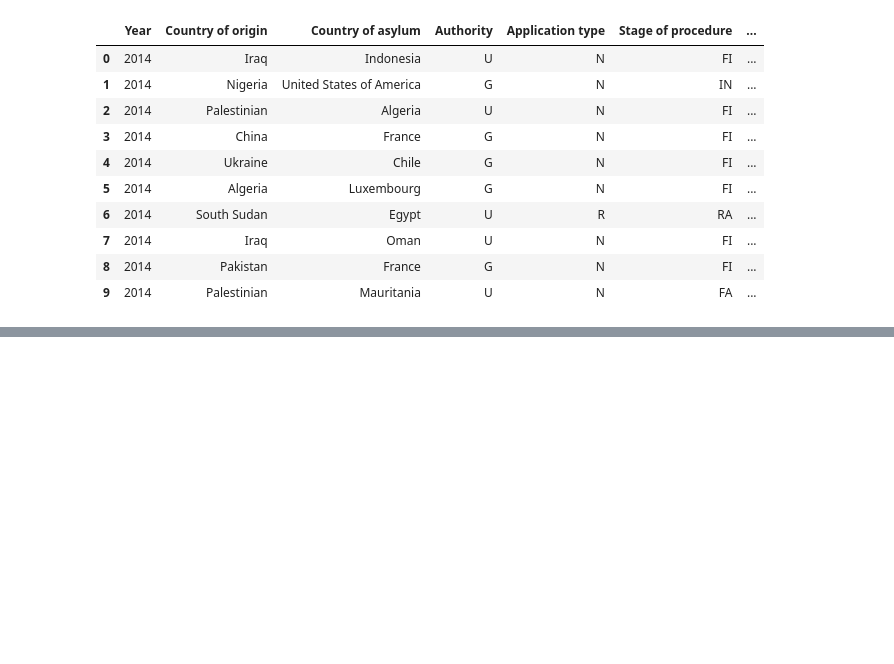
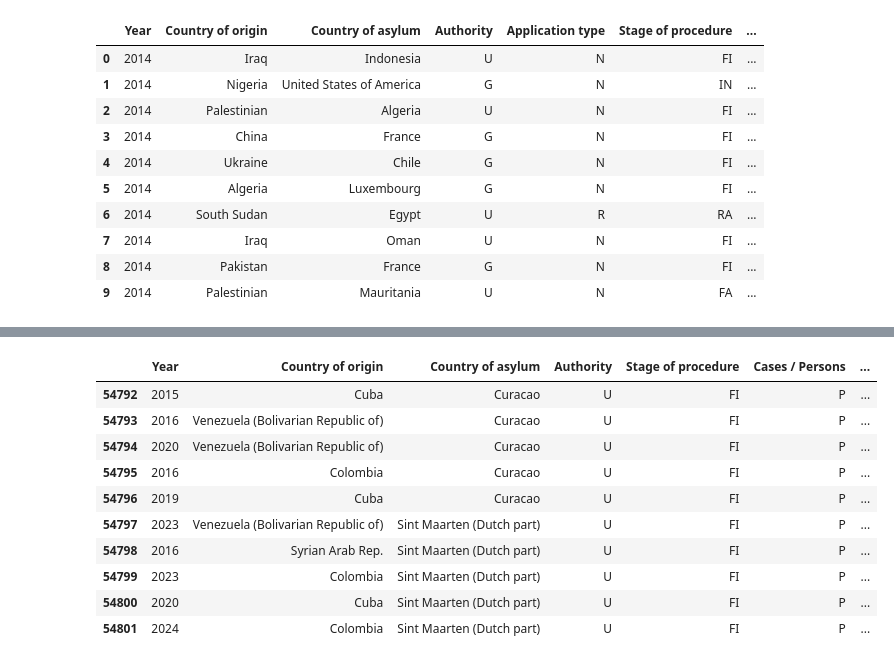
Before and after one commit to NourSaf/dataStructures-course-content, a Jupyter notebook: 10_Final_project/code/UNCR_Data.ipynb, the cells around one changed output, grey strips where cells are left out. Drawn from its saved outputs; the diff is of its cells as text; code cells hidden in the pictures; blank space fills up the shorter version.

```diff
--- a/10_Final_project/code/UNCR_Data.ipynb
+++ b/10_Final_project/code/UNCR_Data.ipynb
@@ -40,0 +56,14 @@ df_apps[['Country of origin','Year']].groupby('Country of origin')
+# %%
+df_desc.tail(10)
+# %% [output]
+|  | Year | Country of origin | Country of asylum | Authority | Stage of procedure | Cases / Persons | ... |
+| 54792 | 2015 | Cuba | Curacao | U | FI | P | ... |
+| 54793 | 2016 | Venezuela (Bolivarian Republic of) | Curacao | U | FI | P | ... |
+| 54794 | 2020 | Venezuela (Bolivarian Republic of) | Curacao | U | FI | P | ... |
+| 54795 | 2016 | Colombia | Curacao | U | FI | P | ... |
+| 54796 | 2019 | Cuba | Curacao | U | FI | P | ... |
+| 54797 | 2023 | Venezuela (Bolivarian Republic of) | Sint Maarten (Dutch part) | U | FI | P | ... |
+| 54798 | 2016 | Syrian Arab Rep. | Sint Maarten (Dutch part) | U | FI | P | ... |
+| 54799 | 2023 | Colombia | Sint Maarten (Dutch part) | U | FI | P | ... |
+| 54800 | 2020 | Cuba | Sint Maarten (Dutch part) | U | FI | P | ... |
+| 54801 | 2024 | Colombia | Sint Maarten (Dutch part) | U | FI | P | ... |
```
Also changed, not shown: parts of 16 cells of this notebook, 4 other files.
